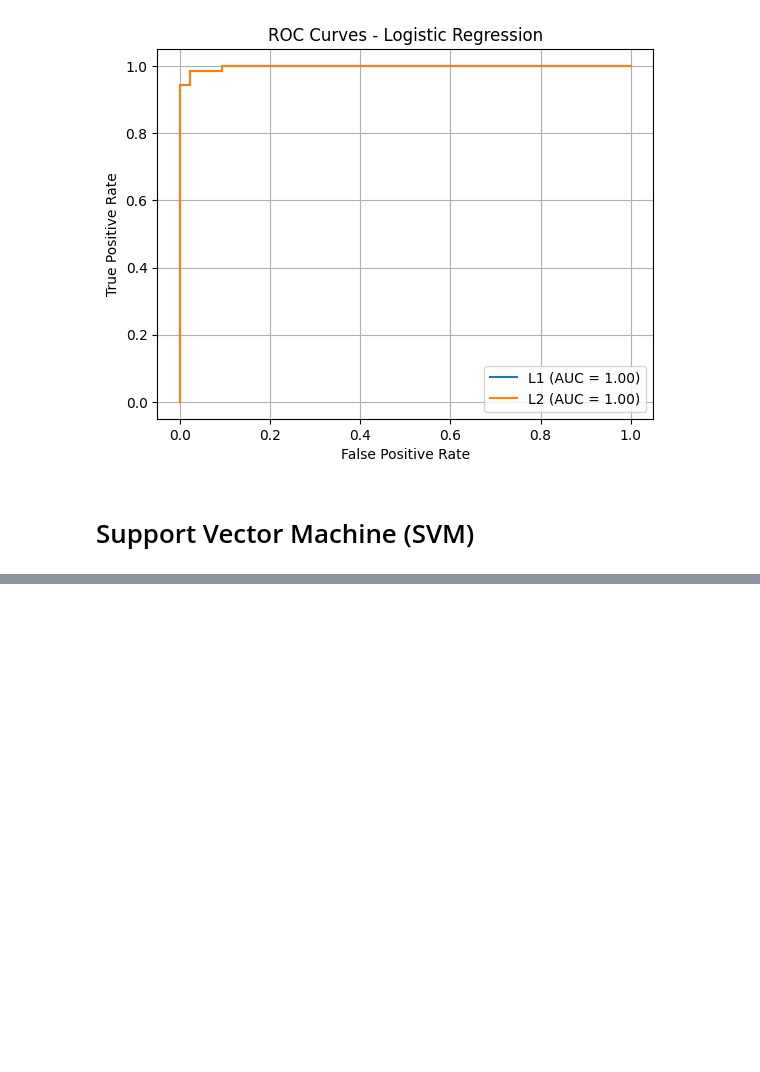
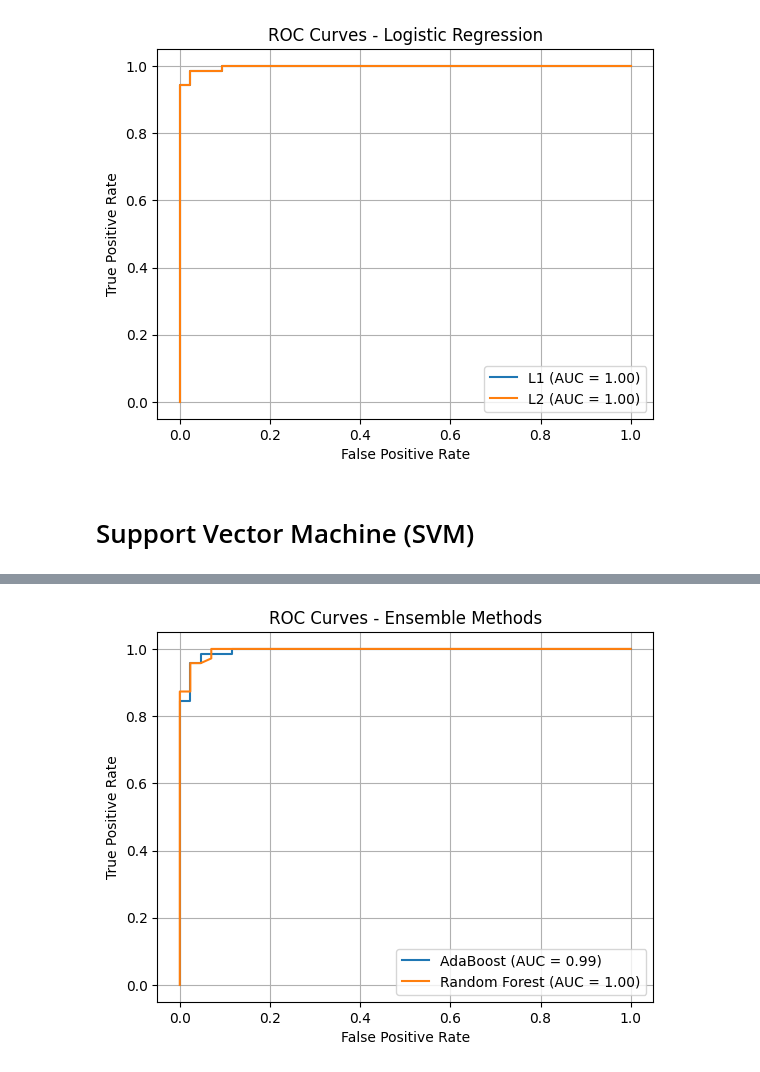
Before and after one commit to qossayrida/MachineLearning-DataScience, a Jupyter notebook: Assignment3/SetOfMachineLearningAlgorithm/model_comparison.ipynb, the cells around one changed output, grey strips where cells are left out. Saved outputs shown, nothing was run; the diff lists cells and outputs as text; code cells hidden in the pictures; blank space fills up the shorter version.

Commit message:
Add Ensemble Methods Code

```diff
--- a/Assignment3/SetOfMachineLearningAlgorithm/model_comparison.ipynb
+++ b/Assignment3/SetOfMachineLearningAlgorithm/model_comparison.ipynb
@@ -326,0 +329,85 @@ Kernel: POLY
+# %%
+from sklearn.ensemble import AdaBoostClassifier, RandomForestClassifier
+from sklearn.metrics import accuracy_score, precision_score, recall_score, f1_score, roc_auc_score, roc_curve
+import matplotlib.pyplot as plt
+
+# Dictionary to store results for AdaBoost and Random Forest
+ensemble_results = {}
+
+# Step 1: Train AdaBoost
+adaboost = AdaBoostClassifier(n_estimators=100, random_state=42)
+adaboost.fit(X_train, y_train)
+
+# Predictions and probabilities
+y_pred_adaboost = adaboost.predict(X_test)
+y_proba_adaboost = adaboost.predict_proba(X_test)[:, 1]
+
+# Evaluate AdaBoost
+adaboost_metrics = {
+    'accuracy': accuracy_score(y_test, y_pred_adaboost),
+    'precision': precision_score(y_test, y_pred_adaboost),
+    'recall': recall_score(y_test, y_pred_adaboost),
+    'f1': f1_score(y_test, y_pred_adaboost),
+    'roc_auc': roc_auc_score(y_test, y_proba_adaboost)
+}
+
+# Plot ROC Curve for AdaBoost
+fpr_adaboost, tpr_adaboost, _ = roc_curve(y_test, y_proba_adaboost)
+plt.plot(fpr_adaboost, tpr_adaboost, label=f"AdaBoost (AUC = {adaboost_metrics['roc_auc']:.2f})")
+
+# Store AdaBoost results
+ensemble_results['AdaBoost'] = adaboost_metrics
+
+
+# Step 2: Train Random Forest (Bagging)
+random_forest = RandomForestClassifier(n_estimators=100, random_state=42)
+random_forest.fit(X_train, y_train)
+
+# Predictions and probabilities
+y_pred_rf = random_forest.predict(X_test)
+y_proba_rf = random_forest.predict_proba(X_test)[:, 1]
+
+# Evaluate Random Forest
+rf_metrics = {
+    'accuracy': accuracy_score(y_test, y_pred_rf),
+    'precision': precision_score(y_test, y_pred_rf),
+    'recall': recall_score(y_test, y_pred_rf),
+    'f1': f1_score(y_test, y_pred_rf),
+    'roc_auc': roc_auc_score(y_test, y_proba_rf)
+}
+
+# Plot ROC Curve for Random Forest
+fpr_rf, tpr_rf, _ = roc_curve(y_test, y_proba_rf)
+plt.plot(fpr_rf, tpr_rf, label=f"Random Forest (AUC = {rf_metrics['roc_auc']:.2f})")
+
+# Store Random Forest results
+ensemble_results['Random Forest'] = rf_metrics
+
+
+
+
+print("\n\n### Ensemble Methods Results Summary ###")
+for method, metrics in ensemble_results.items():
+    print(f"\n{method}:")
+    for metric, value in metrics.items():
+        print(f"  {metric.capitalize()}: {value:.4f}")
+
+print("\n\n### Discussion ###")
+if adaboost_metrics['accuracy'] > rf_metrics['accuracy']:
+    print("AdaBoost performed better based on accuracy. This could be due to its focus on misclassified samples.")
+else:
+    print("Random Forest performed better based on accuracy. This could be due to its robustness and low variance.")
+
+if adaboost_metrics['roc_auc'] > rf_metrics['roc_auc']:
+    print("AdaBoost achieved a better ROC-AUC score, suggesting it distinguishes classes more effectively.")
+else:
+    print("Random Forest achieved a better ROC-AUC score, indicating it may handle this dataset's complexity more effectively.")
+
+
+plt.title('ROC Curves - Ensemble Methods')
+plt.xlabel('False Positive Rate')
+plt.ylabel('True Positive Rate')
+plt.legend(loc='lower right')
+plt.grid()
+plt.show()
+# %% [output]
@@ -326,0 +434 @@ Kernel: POLY
+[figure, added]
```
Also changed, not shown: parts of 4 cells of this notebook.
